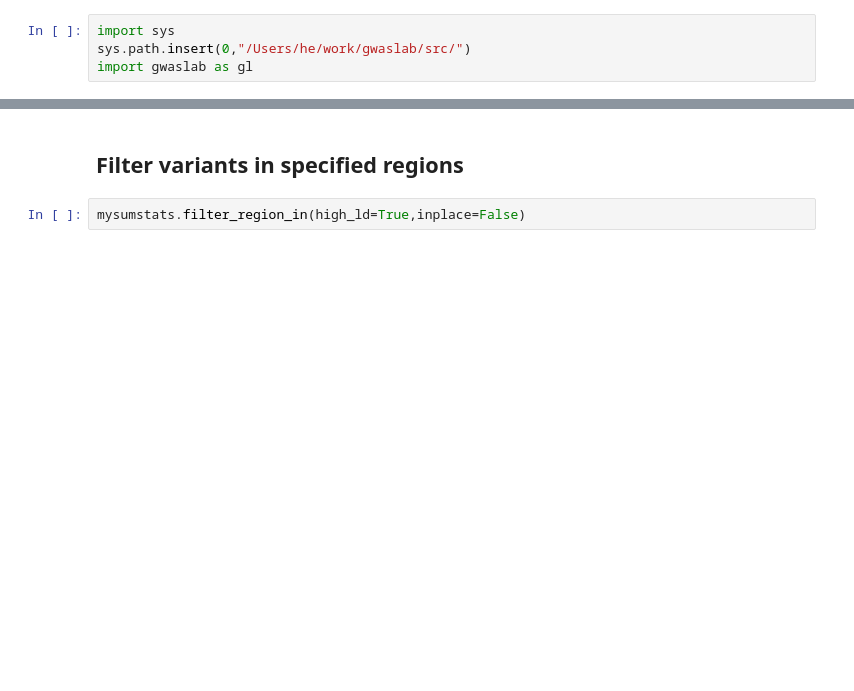
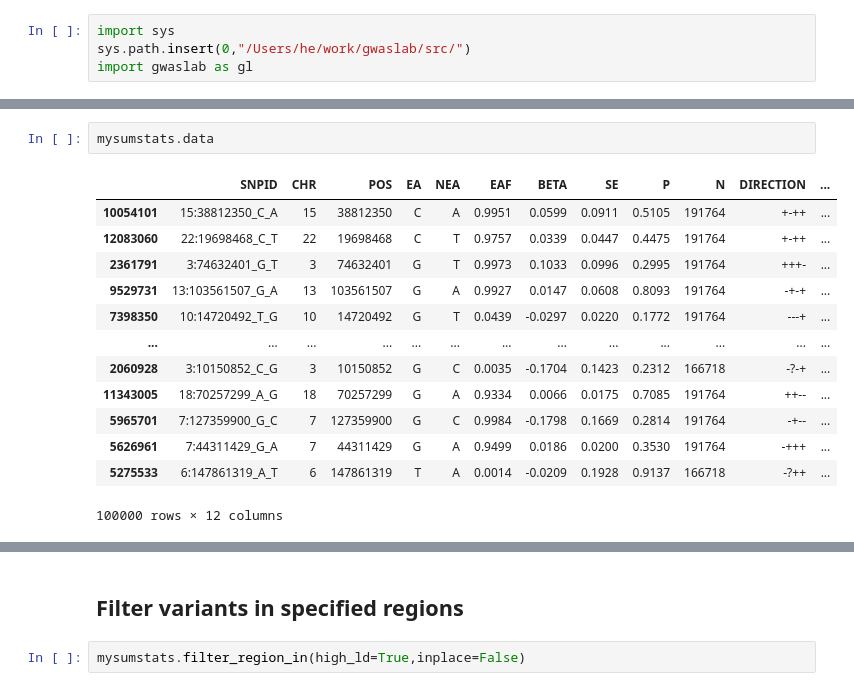
Before and after one commit to Cloufield/gwaslab, a Jupyter notebook: examples/quality_control_and_filtering.ipynb, the cells around one changed output, grey strips where cells are left out. Drawn from its saved outputs; the diff is of its cells as text; blank space fills up the shorter version.

```diff
--- a/examples/quality_control_and_filtering.ipynb
+++ b/examples/quality_control_and_filtering.ipynb
@@ -70,0 +75,16 @@ Mon Oct 31 15:25:20 2022 Finished normalizing variants successfully!
+# %%
+mysumstats.data
+# %% [output]
+|  | SNPID | CHR | POS | EA | NEA | EAF | BETA | SE | P | N | DIRECTION | ... |
+| 10054101 | 15:38812350_C_A | 15 | 38812350 | C | A | 0.9951 | 0.0599 | 0.0911 | 0.5105 | 191764 | +-++ | ... |
+| 12083060 | 22:19698468_C_T | 22 | 19698468 | C | T | 0.9757 | 0.0339 | 0.0447 | 0.4475 | 191764 | +-++ | ... |
+| 2361791 | 3:74632401_G_T | 3 | 74632401 | G | T | 0.9973 | 0.1033 | 0.0996 | 0.2995 | 191764 | +++- | ... |
+| 9529731 | 13:103561507_G_A | 13 | 103561507 | G | A | 0.9927 | 0.0147 | 0.0608 | 0.8093 | 191764 | -+-+ | ... |
+| 7398350 | 10:14720492_T_G | 10 | 14720492 | G | T | 0.0439 | -0.0297 | 0.0220 | 0.1772 | 191764 | ---+ | ... |
+| ... | ... | ... | ... | ... | ... | ... | ... | ... | ... | ... | ... | ... |
+| 2060928 | 3:10150852_C_G | 3 | 10150852 | G | C | 0.0035 | -0.1704 | 0.1423 | 0.2312 | 166718 | -?-+ | ... |
+| 11343005 | 18:70257299_A_G | 18 | 70257299 | G | A | 0.9334 | 0.0066 | 0.0175 | 0.7085 | 191764 | ++-- | ... |
+| 5965701 | 7:127359900_G_C | 7 | 127359900 | G | C | 0.9984 | -0.1798 | 0.1669 | 0.2814 | 191764 | -+-- | ... |
+| 5626961 | 7:44311429_G_A | 7 | 44311429 | G | A | 0.9499 | 0.0186 | 0.0200 | 0.3530 | 191764 | -+++ | ... |
+| 5275533 | 6:147861319_A_T | 6 | 147861319 | T | A | 0.0014 | -0.0209 | 0.1928 | 0.9137 | 166718 | -?++ | ... |
+100000 rows × 12 columns
```
Also changed, not shown: parts of 10 cells of this notebook, 3 other files.
